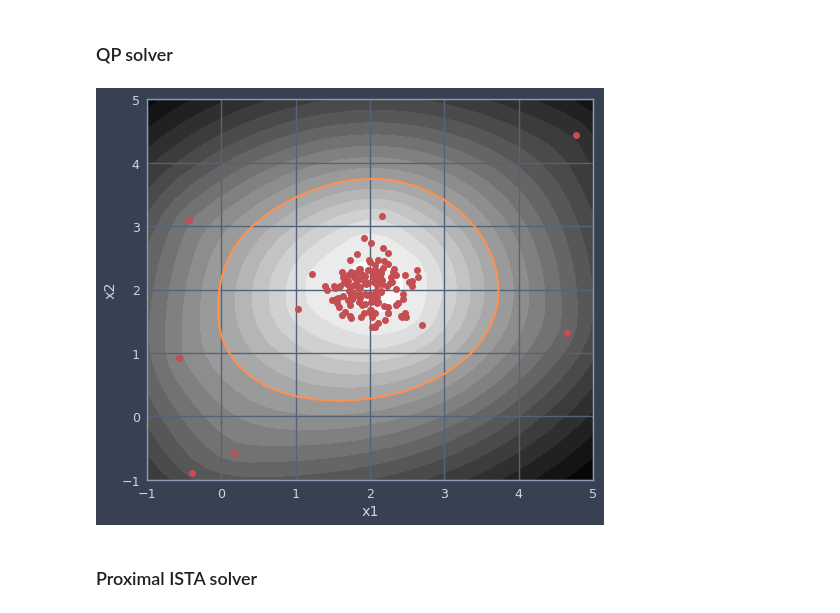
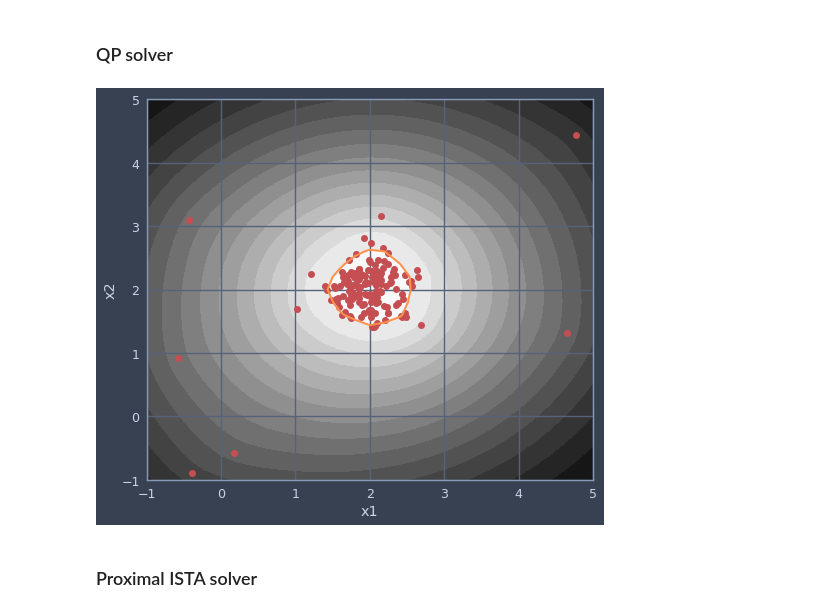
Before and after one commit to aymondebroglie/Project_Opti, a Jupyter notebook: project_de broglie_aymon_and_naulet_antoine.ipynb, the cells around one changed output. Cells and saved outputs as stored; diff of their text form; code cells hidden in the pictures.

```diff
--- a/project_de broglie_aymon_and_naulet_antoine.ipynb
+++ b/project_de broglie_aymon_and_naulet_antoine.ipynb
@@ -448,7 +448,7 @@ K = kernel(X, X)
 mu_support, idx_support = ocsvm_solver(K, nu=0.05)
 rho = compute_rho(K, mu_support, idx_support)
 
-def plot_ocsvm(X, mu_support, idx_support, rho, kernel=kernel):
+def plot_ocsvm(X, mu_support, idx_support, rho, kernel=kernel,title = 'OCSVM'):
     # Compute decision function on a grid
     X1, X2 = np.mgrid[-1:5.1:0.2, -1:5.1:0.2]
     na, nb = X1.shape
@@ -474,6 +474,7 @@ def plot_ocsvm(X, mu_support, idx_support, rho, kernel=kernel):
     plt.ylabel('x2')
     plt.xlim([-1, 5])
     plt.ylim([-1, 5])
+    plt.title(title)
 
 plot_ocsvm(X, mu_support, idx_support, rho)
 # %% [output]
@@ -814,18 +814,20 @@ def inspector(loss_fun, x_real, n_iter,verbose=False):
 class OCSVM(object):
     """A class for the One Class SVM problem."""
 
-    def __init__(self, K, C):
-        self.K = K
-        self.n = K.shape[0]
+    def __init__(self, X, kernel , C):
+        self.K = kernel(X,X)
+        self.X = X
+        self.kernel = kernel
+        self.n = self.K.shape[0]
         self.C = float(C)
 
     def grad(self, mu):
         """Returns the gradient of the loss function."""
-        return self.K.dot(mu) - 1
+        return (self.K).dot(mu) - 1
 
     def loss(self, mu):
         """Returns the loss function"""
-        return mu.T.dot(K).dot(mu) - np.sum(mu) + self.indicator(mu)
+        return mu.T.dot(self.K).dot(mu) - np.sum(mu) + self.indicator(mu)
 
     def indicator(self, mu):
         """Returns 0 if mu is between 0 and C/n else infinity."""
@@ -836,7 +838,7 @@ class OCSVM(object):
 
     def grad_i(self, i, mu):
         """Return the ith coordinate of the gradient"""
-        return K[i,:].dot(mu) - 1
+        return self.K[i,:].dot(mu) - 1
 
     def prox_g(self, mu):
         """Projection on [0,C/n]."""
@@ -844,13 +846,12 @@ class OCSVM(object):
 
     def lipschitz_constant(self):
         """Return the Lipschitz constant of the gradient"""
-        return np.linalg.norm(K, 2)**2
+        return np.linalg.norm(self.K, 2)
 # %%
 #Make the dataset
 X = make_blob_dataset(150)
 plt.scatter(X[:, 0], X[:, 1], color='b');
-K = rbf_kernel(X,X)
-model = OCSVM(K,10)
+model = OCSVM(X,rbf_kernel,10)
 n_iter = 100
 # %% [output]
 [figure]
@@ -898,22 +874,20 @@ def qp_rholess(P, q, C, verbose=True):
 # %%
 def ocsvm_solver_rholess(model,callback = None):
     n = model.n
     P = model.K
     q = -np.ones(n)
     C = model.C/n
     mu = qp_rholess(P, q, C, verbose=False)
     idx_support = np.where(np.abs(mu) > 1e-5)[0]
     mu_support = mu[idx_support]
     return mu_support, idx_support
 
 K = rbf_kernel(X, X)
-#Compute the true minmum
-mu_support_true, idx_support_true = ocsvm_solver_rholess(model)
-mu_true = np.zeros(model.n)
-mu_true[idx_support_true] = mu_support_true
-plot_ocsvm(X, mu_support, idx_support,rho=0.5, kernel=rbf_kernel)
+
+mu_support, idx_support = ocsvm_solver_rholess(model)
+plot_ocsvm(X, mu_support, idx_support,rho=1, kernel=rbf_kernel)
 # %% [output]
-[figure, old version]
+[figure, new version]
 # %% [markdown]
 ### Proximal ISTA solver
 # %%
```
Also changed, not shown: parts of 19 cells of this notebook.
